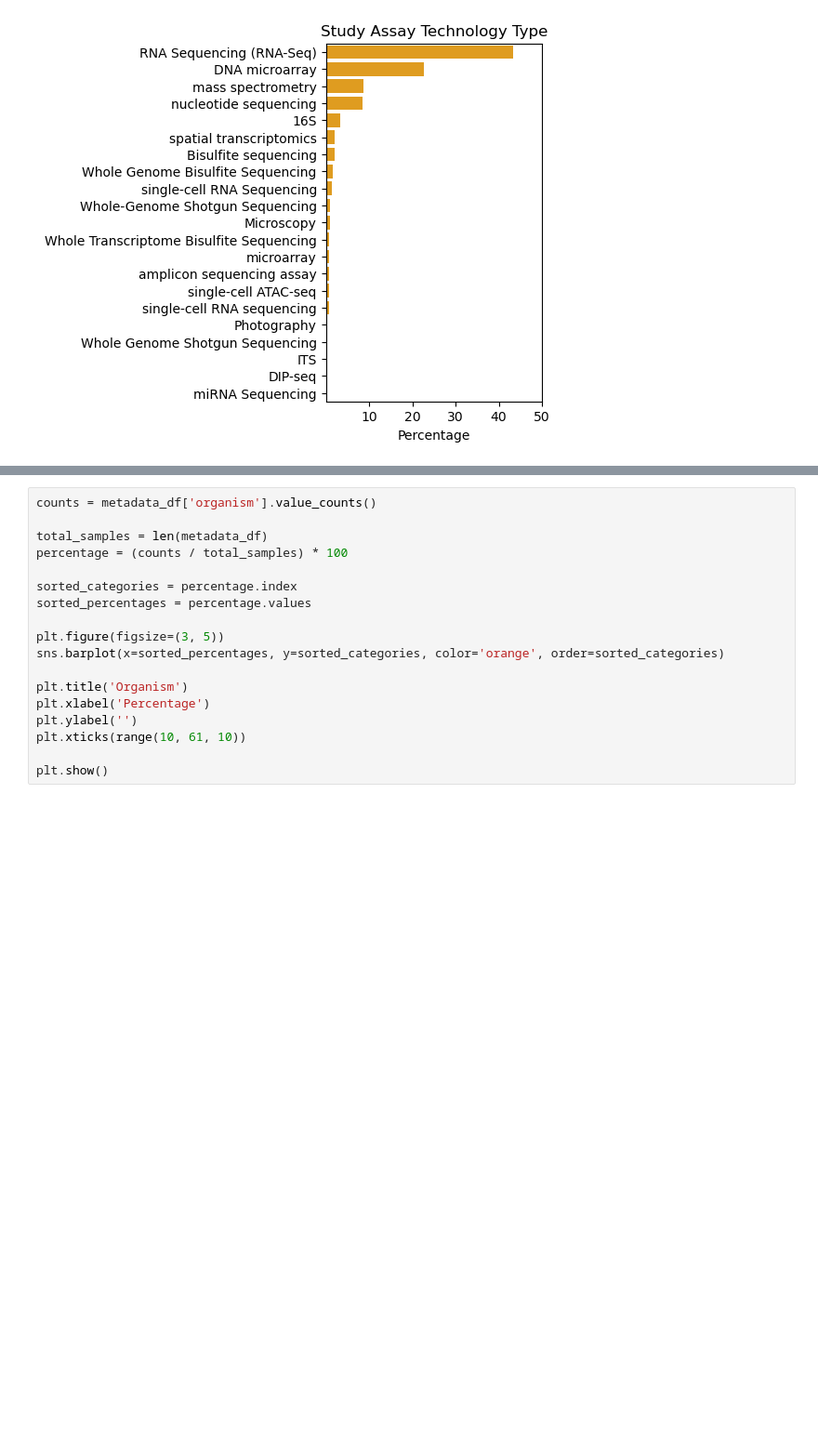
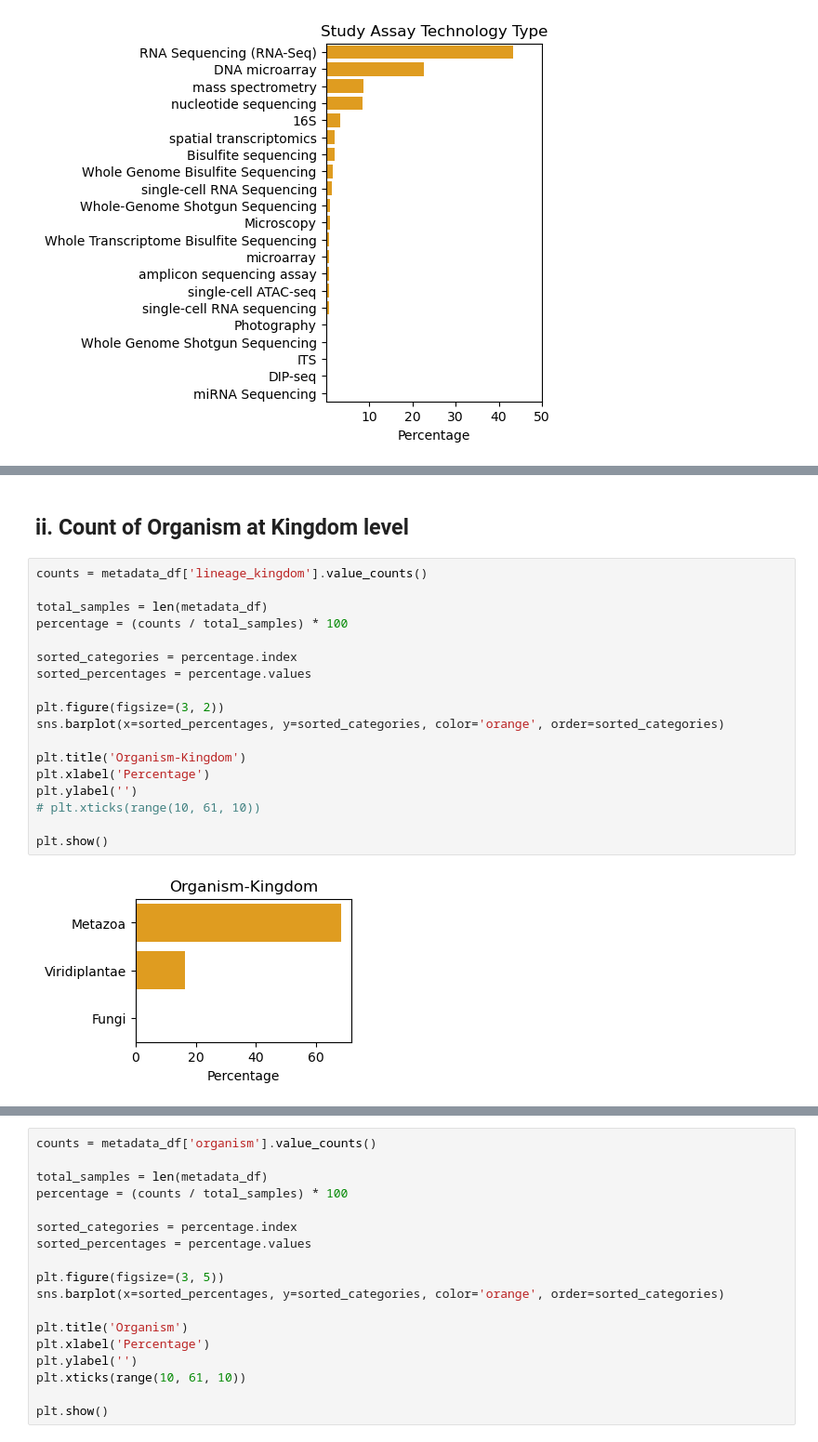
Before and after one commit to gastondana627/spoke_genelab, a Jupyter notebook: notebooks/explore_metadata.ipynb, the cells around one changed output, grey strips where cells are left out. Shown at 93% size. Drawn from its saved outputs; the diff is of its cells as text; blank space fills up the shorter version.

```diff
--- a/notebooks/explore_metadata.ipynb
+++ b/notebooks/explore_metadata.ipynb
@@ -43,0 +88,22 @@ plt.show()
+# %% [markdown]
+## ii. Count of Organism at Kingdom level
+# %%
+counts = metadata_df['lineage_kingdom'].value_counts()
+
+total_samples = len(metadata_df)
+percentage = (counts / total_samples) * 100
+
+sorted_categories = percentage.index
+sorted_percentages = percentage.values
+
+plt.figure(figsize=(3, 2))
+sns.barplot(x=sorted_percentages, y=sorted_categories, color='orange', order=sorted_categories)
+
+plt.title('Organism-Kingdom')
+plt.xlabel('Percentage')
+plt.ylabel('')
+# plt.xticks(range(10, 61, 10))
+
+plt.show()
+# %% [output]
+[figure, added]
```
Also changed, not shown: parts of 9 cells of this notebook, 1 other file.
